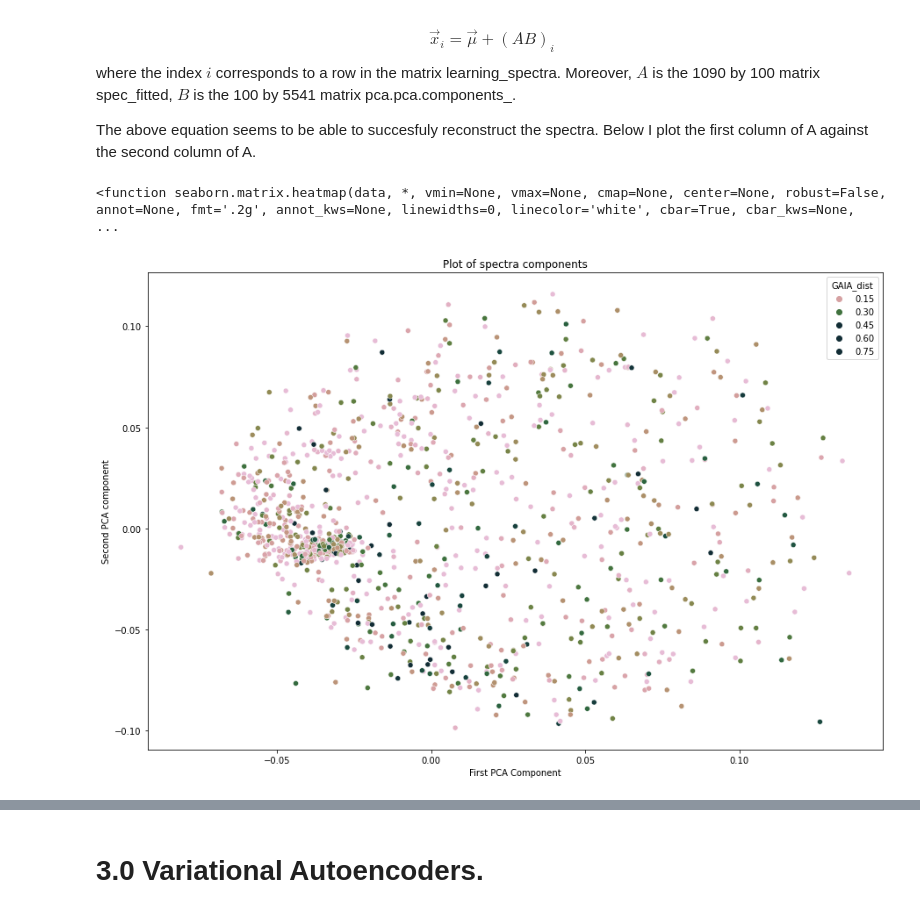
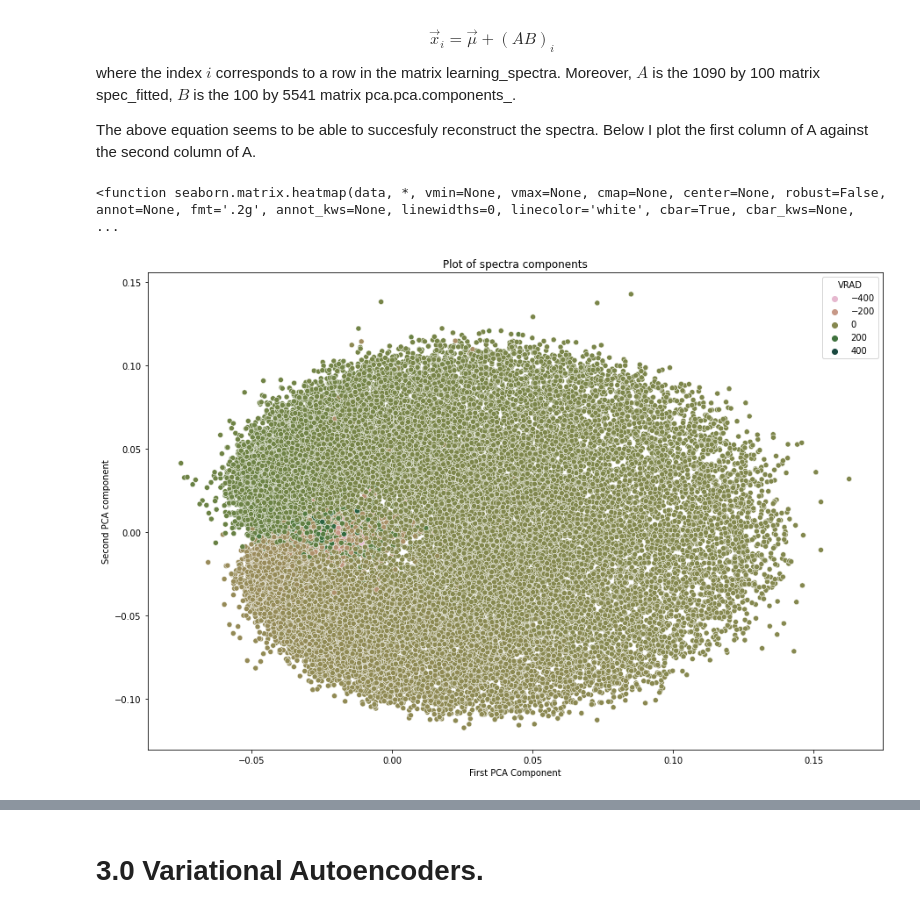
Before and after one commit to ocallam6/GES, a Jupyter notebook: Analysis/hr10_pca.ipynb, the cells around one changed output, grey strips where cells are left out. Saved outputs shown, nothing was run; the diff lists cells and outputs as text; code cells hidden in the pictures.

```diff
--- a/Analysis/hr10_pca.ipynb
+++ b/Analysis/hr10_pca.ipynb
@@ -178,0 +172,2 @@ ValueError: matmul: Input operand 1 has a mismatch in its core dimension 0, with
+# %%
+pca=Pca_Fitting(learning_spectra,n_components=100)
@@ -212,3 +280,8 @@ analysis=learning_data(spectrum_list,spectrum_list[0].parameters.columns)
+# %%
+
+pca_coeff=pd.DataFrame(data=pca.spec_fitted)
+
+analysis=HR10.loc[:, HR10.columns != 'spectrum']
 # %% [markdown]
 Relationship between the first and second PCA coefficients for each spectra.
 # %% [markdown]
@@ -217,21 +290,23 @@ $$ \vec{x}_i=\vec{\mu}+(AB)_i$$
 where the index $i$ corresponds to a row in the matrix learning_spectra. Moreover, $A$ is the 1090 by 100 matrix spec_fitted, $B$ is the 100 by 5541 matrix pca.pca.components_.
 
 The above equation seems to be able to succesfuly reconstruct the spectra. Below I plot the first column of A against the second column of A.
+# %%
+param=['DIST_GAIA','TEFF', 'LOGG', 'FEH', 'VRAD']#, 'XI']
 # %%
-pca_coeff=pd.DataFrame(data=pca.spec_fitted)
-pca_analysis=pd.concat([analysis,pca_coeff],axis=1)
-pca_analysis=pca_analysis[pca_analysis['GAIA_dist']!='nan']
+i=4
+pca_analysis=pd.concat([analysis[param],pca_coeff],axis=1)
+pca_analysis=pca_analysis[pca_analysis[param[i]]!='nan']
 
-pca_analysis['GAIA_dist']=pca_analysis['GAIA_dist'].astype(float)
+pca_analysis[param[i]]=pca_analysis[param[i]].astype(float)
 
 plt.figure(figsize=(15,10))
-sn.scatterplot(data=pca_analysis,x=0,y=1, hue='GAIA_dist', palette="ch:r=-1,l=.8",hue_norm=(0.1,0.4))
+sn.scatterplot(data=pca_analysis,x=0,y=1, hue=param[i], palette="ch:r=-1,l=.8")
 
 plt.title('Plot of spectra components')
 plt.ylabel('Second PCA component')
 plt.xlabel('First PCA Component')
 
 sn.heatmap
 # %% [output]
 <function seaborn.matrix.heatmap(data, *, vmin=None, vmax=None, cmap=None, center=None, robust=False, annot=None, fmt='.2g', annot_kws=None, linewidths=0, linecolor='white', cbar=True, cbar_kws=None,  ...
-[figure, old version]
+[figure, new version]
```
Also changed, not shown: parts of 29 cells of this notebook, 11 other files.
